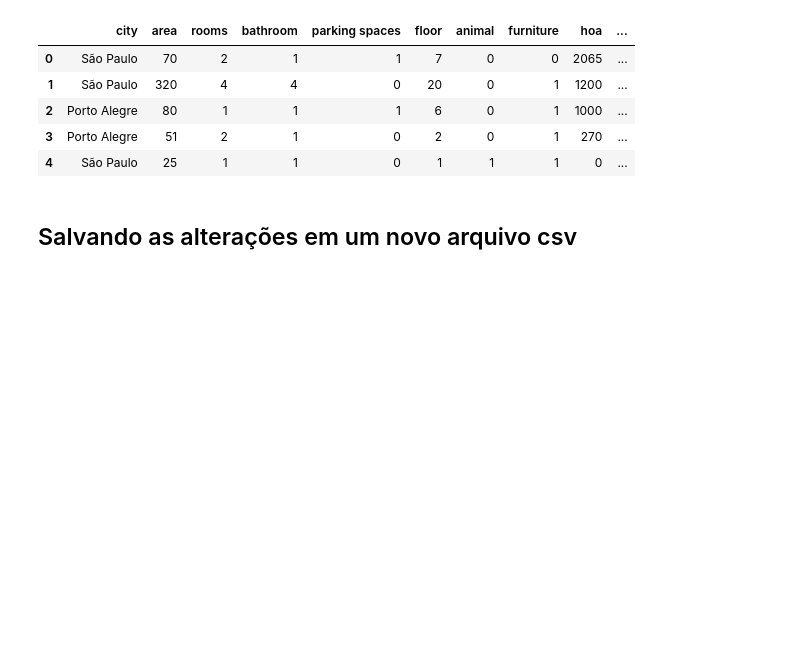
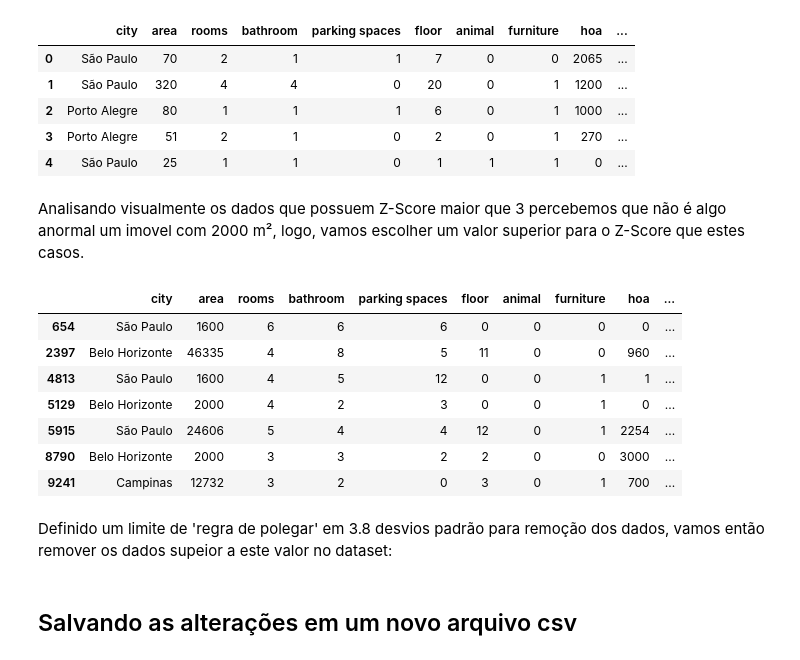
Before and after one commit to IgorFormiga/Data-Science-Projects, a Jupyter notebook: Data_Exploration.ipynb, the cells around one changed output. Drawn from its saved outputs; the diff is of its cells as text; code cells hidden in the pictures; blank space fills up the shorter version.

Commit message:
Aplicando o método Z-score para coluna 'area'

```diff
--- a/Data_Exploration.ipynb
+++ b/Data_Exploration.ipynb
@@ -334,7 +336,7 @@ Através das distribuições de frequência de cada coluna estudada é possível
 # %%
 media = temp_df['log_area'].mean()
 desvio_padrao = temp_df['log_area'].std()
-temp_df['z-score'] = (temp_df['log_area'] - media) / desvio_padrao
+temp_df['zscore'] = (temp_df['log_area'] - media) / desvio_padrao
 
 temp_df.head(5)
 # %% [output]
@@ -344,3 +346,18 @@ temp_df.head(5)
 | 2 | Porto Alegre | 80 | 1 | 1 | 1 | 6 | 0 | 1 | 1000 | ... |
 | 3 | Porto Alegre | 51 | 2 | 1 | 0 | 2 | 0 | 1 | 270 | ... |
 | 4 | São Paulo | 25 | 1 | 1 | 0 | 1 | 1 | 1 | 0 | ... |
+# %% [markdown]
+Analisando visualmente os dados que possuem Z-Score maior que 3 percebemos que não é algo anormal um imovel com 2000 m², logo, vamos escolher um valor superior para o Z-Score que estes casos.
+# %%
+temp_df.query('zscore > 3')
+# %% [output]
+|  | city | area | rooms | bathroom | parking spaces | floor | animal | furniture | hoa | ... |
+| 654 | São Paulo | 1600 | 6 | 6 | 6 | 0 | 0 | 0 | 0 | ... |
+| 2397 | Belo Horizonte | 46335 | 4 | 8 | 5 | 11 | 0 | 0 | 960 | ... |
+| 4813 | São Paulo | 1600 | 4 | 5 | 12 | 0 | 0 | 1 | 1 | ... |
+| 5129 | Belo Horizonte | 2000 | 4 | 2 | 3 | 0 | 0 | 1 | 0 | ... |
+| 5915 | São Paulo | 24606 | 5 | 4 | 4 | 12 | 0 | 1 | 2254 | ... |
+| 8790 | Belo Horizonte | 2000 | 3 | 3 | 2 | 2 | 0 | 0 | 3000 | ... |
+| 9241 | Campinas | 12732 | 3 | 2 | 0 | 3 | 0 | 1 | 700 | ... |
+# %% [markdown]
+Definido um limite de 'regra de polegar' em 3.8 desvios padrão para remoção dos dados, vamos então remover os dados supeior a este valor no dataset:
```
Also changed, not shown: parts of 3 cells of this notebook.
